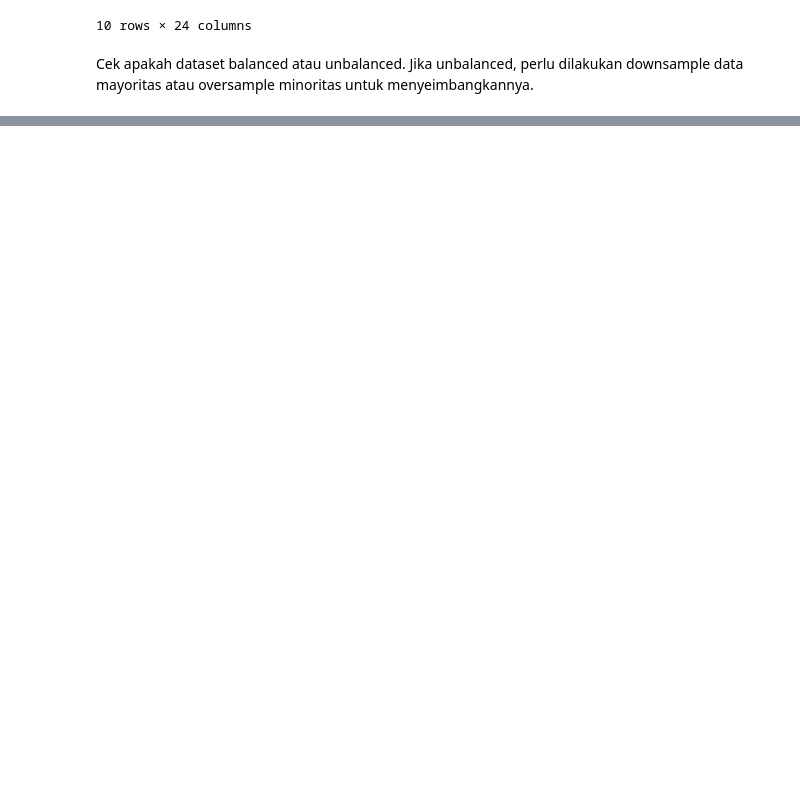
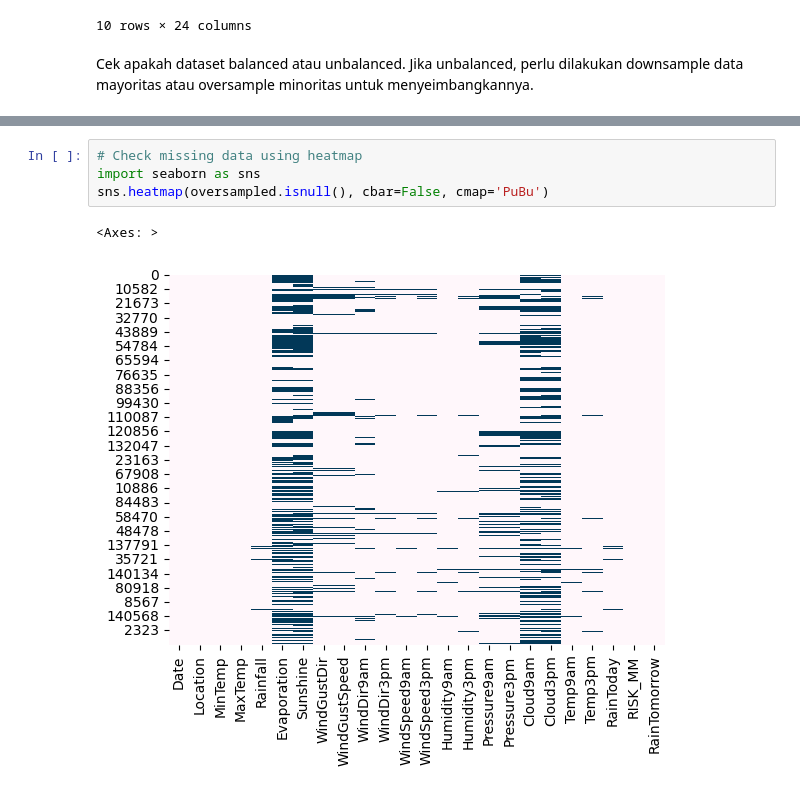
Before and after one commit to dikaizm/rainfall-prediction-ml, a Jupyter notebook: notebooks/1.0-initial-data-exploration.ipynb, the cells around one changed output, grey strips where cells are left out. Cells and saved outputs as stored; diff of their text form; blank space fills up the shorter version.

```diff
--- a/notebooks/1.0-initial-data-exploration.ipynb
+++ b/notebooks/1.0-initial-data-exploration.ipynb
@@ -67,0 +99,7 @@ plt.show()
+# %%
+# Check missing data using heatmap
+import seaborn as sns
+sns.heatmap(oversampled.isnull(), cbar=False, cmap='PuBu')
+# %% [output]
+<Axes: >
+[figure, added]
```
Also changed, not shown: parts of 12 cells of this notebook.
